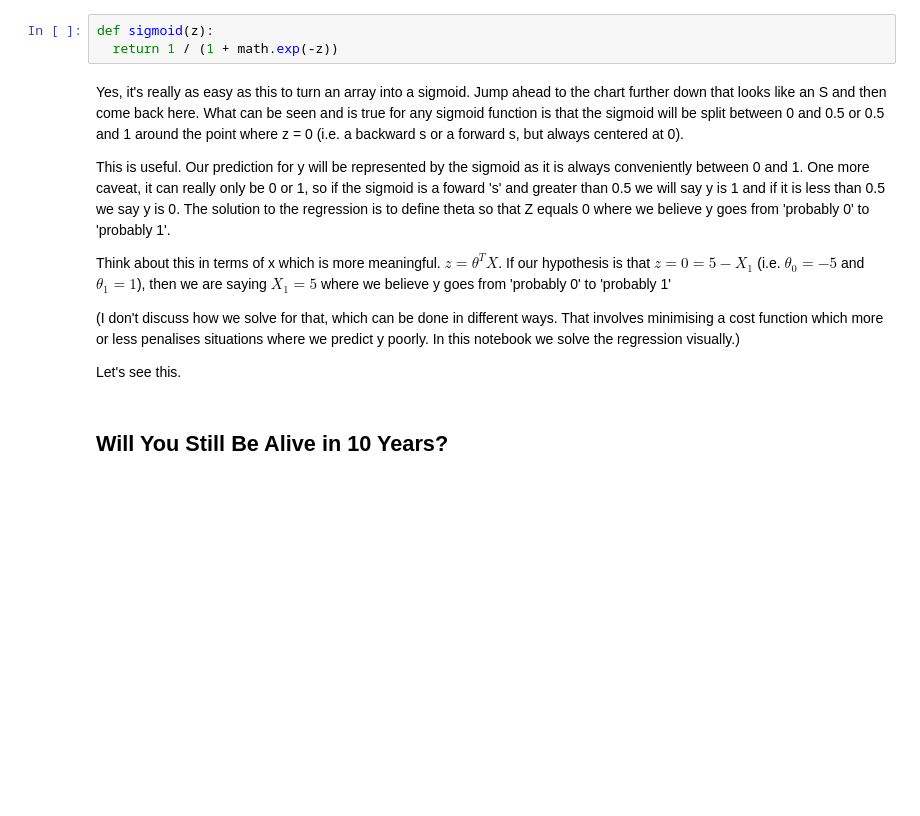
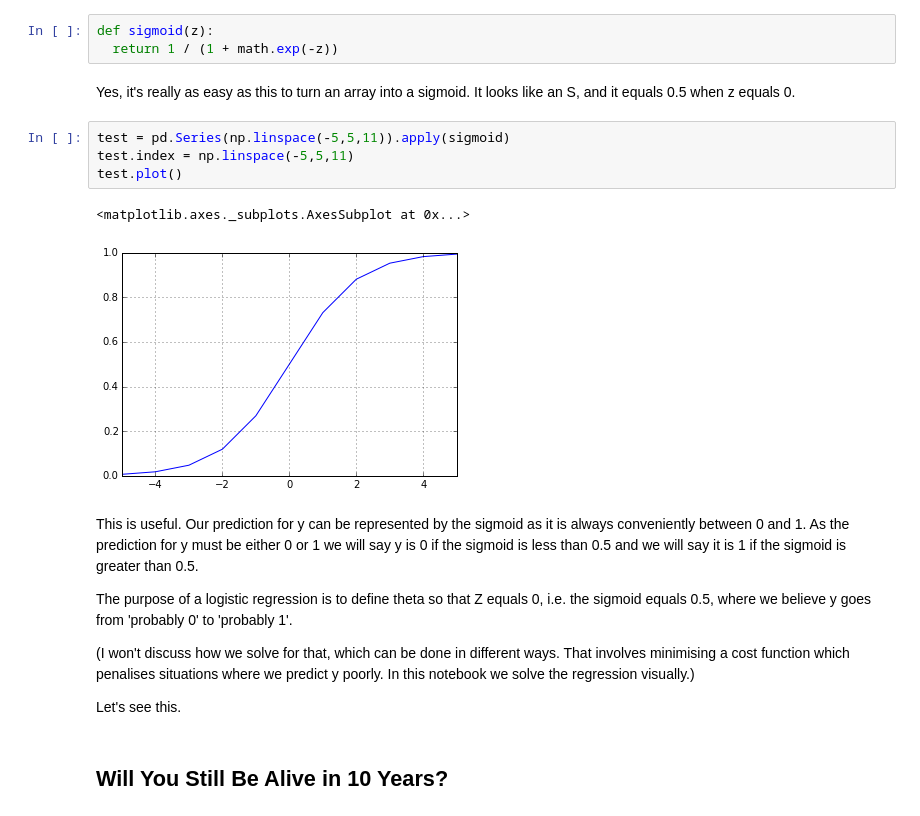
Before and after one commit to kierancondon/Sandbox, a Jupyter notebook: Logistic Regression.ipynb, the cells around one changed output. Drawn from its saved outputs; the diff is of its cells as text; blank space fills up the shorter version.

Commit message:
Much improved logistic regression demonstration

```diff
--- a/Logistic Regression.ipynb
+++ b/Logistic Regression.ipynb
@@ -26,14 +26,21 @@ Populating the interactive namespace from numpy and matplotlib
 # %%
 def sigmoid(z):
   return 1 / (1 + math.exp(-z))
+# %% [markdown]
+Yes, it's really as easy as this to turn an array into a sigmoid. It looks like an S, and it equals 0.5 when z equals 0.
+# %%
+test = pd.Series(np.linspace(-5,5,11)).apply(sigmoid)
+test.index = np.linspace(-5,5,11)
+test.plot()
+# %% [output]
+<matplotlib.axes._subplots.AxesSubplot at 0x...>
+[figure, added]
 # %% [markdown]
-Yes, it's really as easy as this to turn an array into a sigmoid. Jump ahead to the chart further down that looks like an S and then come back here. What can be seen and is true for any sigmoid function is that the sigmoid will be split between 0 and 0.5 or 0.5 and 1 around the point where z = 0 (i.e. a backward s or a forward s, but always centered at 0).
+This is useful. Our prediction for y can be represented by the sigmoid as it is always conveniently between 0 and 1. As the prediction for y must be either 0 or 1 we will say y is 0 if the sigmoid is less than 0.5 and we will say it is 1 if the sigmoid is greater than 0.5.
 
-This is useful. Our prediction for y will be represented by the sigmoid as it is always conveniently between 0 and 1. One more caveat, it can really only be 0 or 1, so if the sigmoid is a foward 's' and greater than 0.5 we will say y is 1 and if it is less than 0.5 we say y is 0. The solution to the regression is to define theta so that Z equals 0 where we believe y goes from 'probably 0' to 'probably 1'.
+The purpose of a logistic regression is to define theta so that Z equals 0, i.e. the sigmoid equals 0.5, where we believe y goes from 'probably 0' to 'probably 1'.
 
-Think about this in terms of x which is more meaningful. $z = \theta^TX$. If our hypothesis is that $z = 0 = 5 - X_1$ (i.e. $\theta_0 = -5$ and $\theta_1 = 1$), then we are saying $X_1 = 5$ where we believe y goes from 'probably 0' to 'probably 1'
-
-(I don't discuss how we solve for that, which can be done in different ways. That involves minimising a cost function which more or less penalises situations where we predict y poorly. In this notebook we solve the regression visually.)
+(I won't discuss how we solve for that, which can be done in different ways. That involves minimising a cost function which penalises situations where we predict y poorly. In this notebook we solve the regression visually.)
 
 Let's see this.
 # %% [markdown]
```
Also changed, not shown: parts of 10 cells of this notebook.
